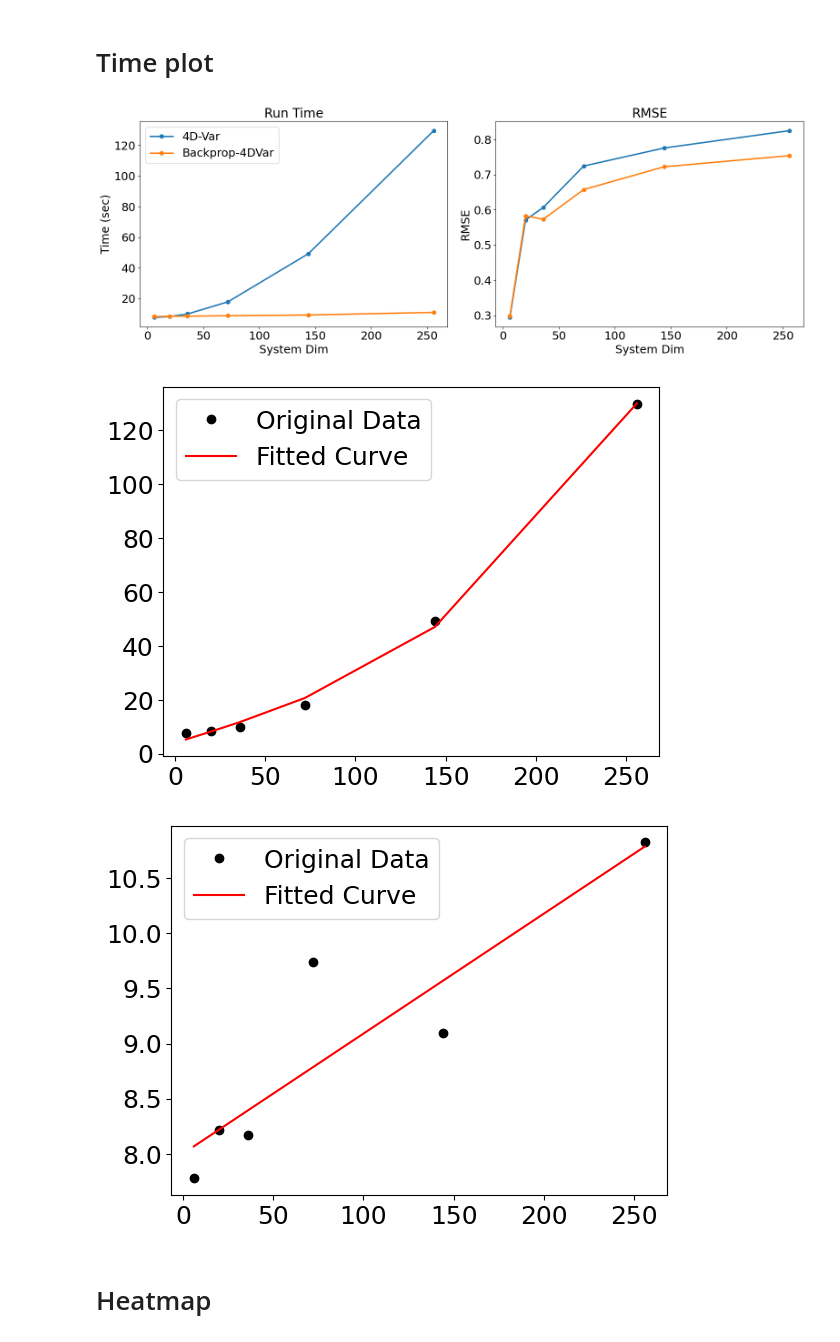
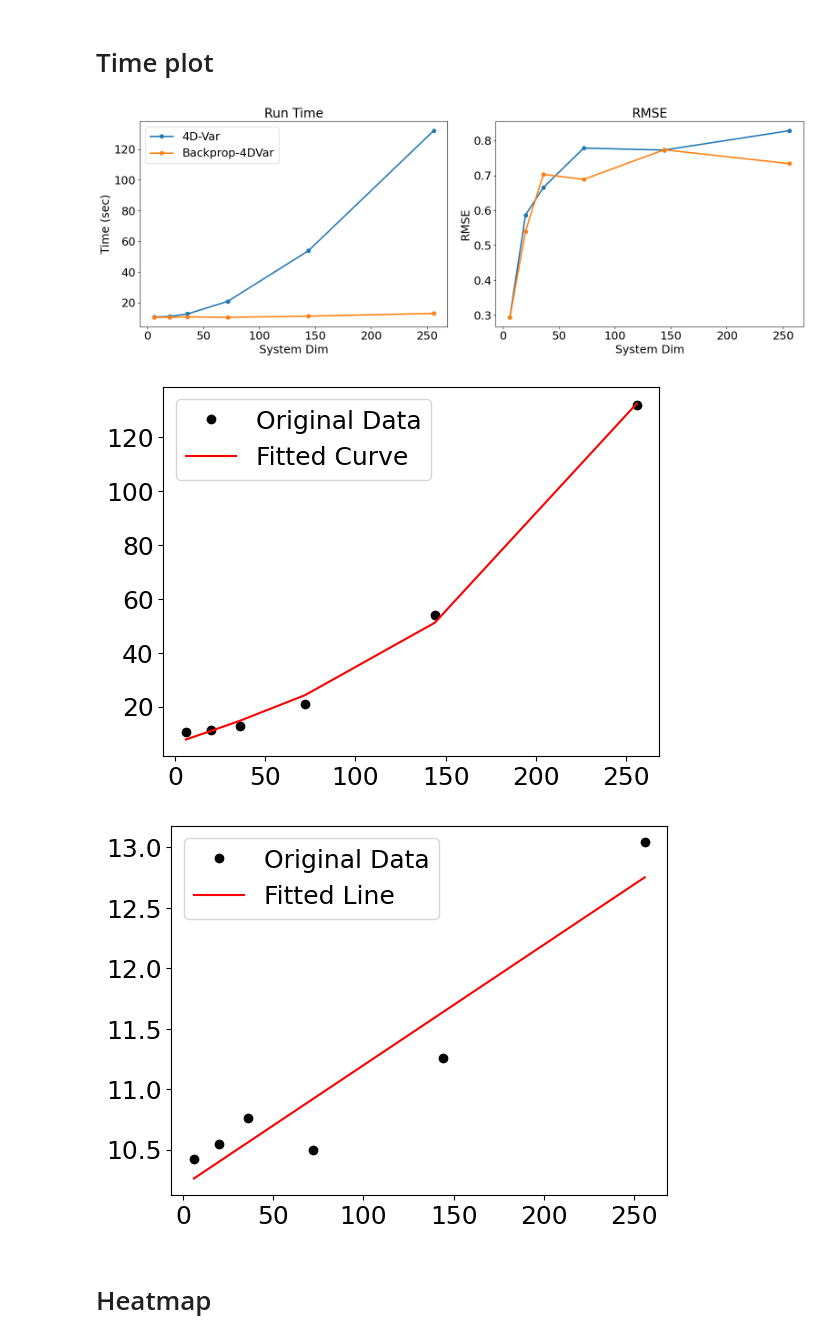
Before and after one commit to StevePny/DataAssimBench-Examples, a Jupyter notebook: examples/da_cycler/6C-Var4D-vsVar4DBackprop-Lorenz96-MakeFigures.ipynb, the cells around one changed output. Saved outputs shown, nothing was run; the diff lists cells and outputs as text; code cells hidden in the pictures.

```diff
--- a/examples/da_cycler/6C-Var4D-vsVar4DBackprop-Lorenz96-MakeFigures.ipynb
+++ b/examples/da_cycler/6C-Var4D-vsVar4DBackprop-Lorenz96-MakeFigures.ipynb
@@ -13,3 +12,8 @@ bp_time_df_mean= bp_time_df.groupby('system_dim').mean()
+# %%
+var4d_time_df = pd.read_csv('./out/l96/var4d_df_time_v33_3outer_test.csv')
+bp_time_df = pd.read_csv('./out/l96/bp_df_time_v33_withraytune_hessian_epochs3_test.csv')
+var4d_time_df_mean = var4d_time_df.groupby('system_dim').mean()
+bp_time_df_mean= bp_time_df.groupby('system_dim').mean()
 # %%
 plt.rcParams.update({'font.size': 18})
 fig, axs = plt.subplots(1, 2, figsize = (16, 6))
@@ -27,7 +31,7 @@ axs[1].set_title('RMSE', size=20)
 fig.tight_layout()
 # fig.suptitle('4DVar vs. Backprop 4DVar: Lorenz96 with increasing system size \n(Mean of 5 runs)', y=1.08, size=22)
 # %% [output]
-[figure, old version]
+[figure, new version]
 # %%
 x = var4d_time_df_mean.index
 y = var4d_time_df_mean['time']
@@ -44,24 +48,24 @@ plt.plot(x, func(x, *popt), 'r-', label="Fitted Curve")
 plt.legend()
 plt.show()
 # %% [output]
-[figure, old version]
+[figure, new version]
 # %%
 x = var4d_time_df_mean.index
 y = bp_time_df_mean['time']
 # %%
 def func(x, a, b):
     return a + b*x
 
 popt, pcov = scipy.optimize.curve_fit(func, x, y)
 
 
 plt.figure()
 plt.plot(x, y, 'ko', label="Original Data")
-plt.plot(x, func(x, *popt), 'r-', label="Fitted Curve")
+plt.plot(x, func(x, *popt), 'r-', label="Fitted Line")
 plt.legend()
 plt.show()
 # %% [output]
-[figure, old version]
+[figure, new version]
 # %% [markdown]
 # Heatmap
 # %%
```
Also changed, not shown: parts of 18 cells of this notebook, 2 other files.
